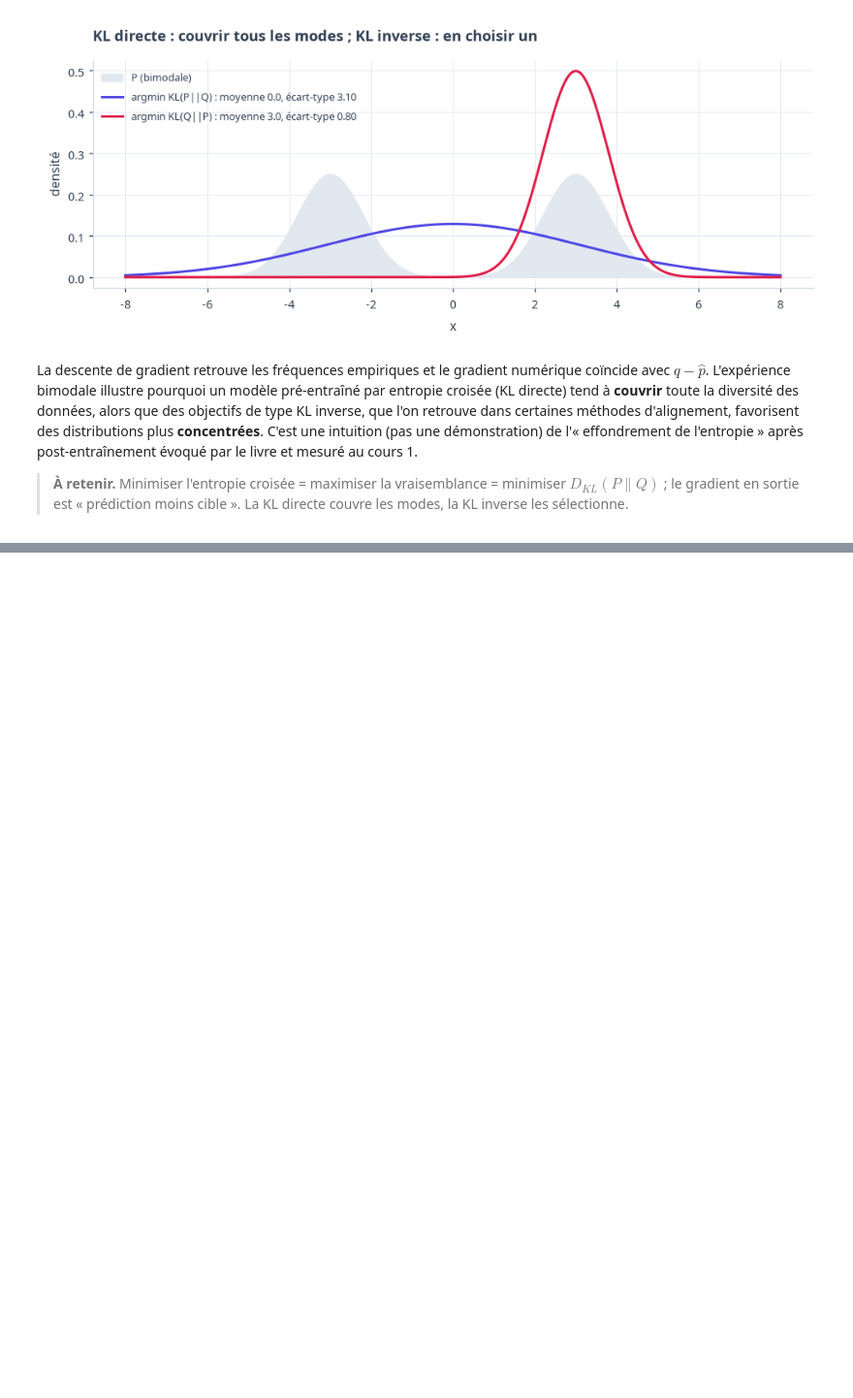
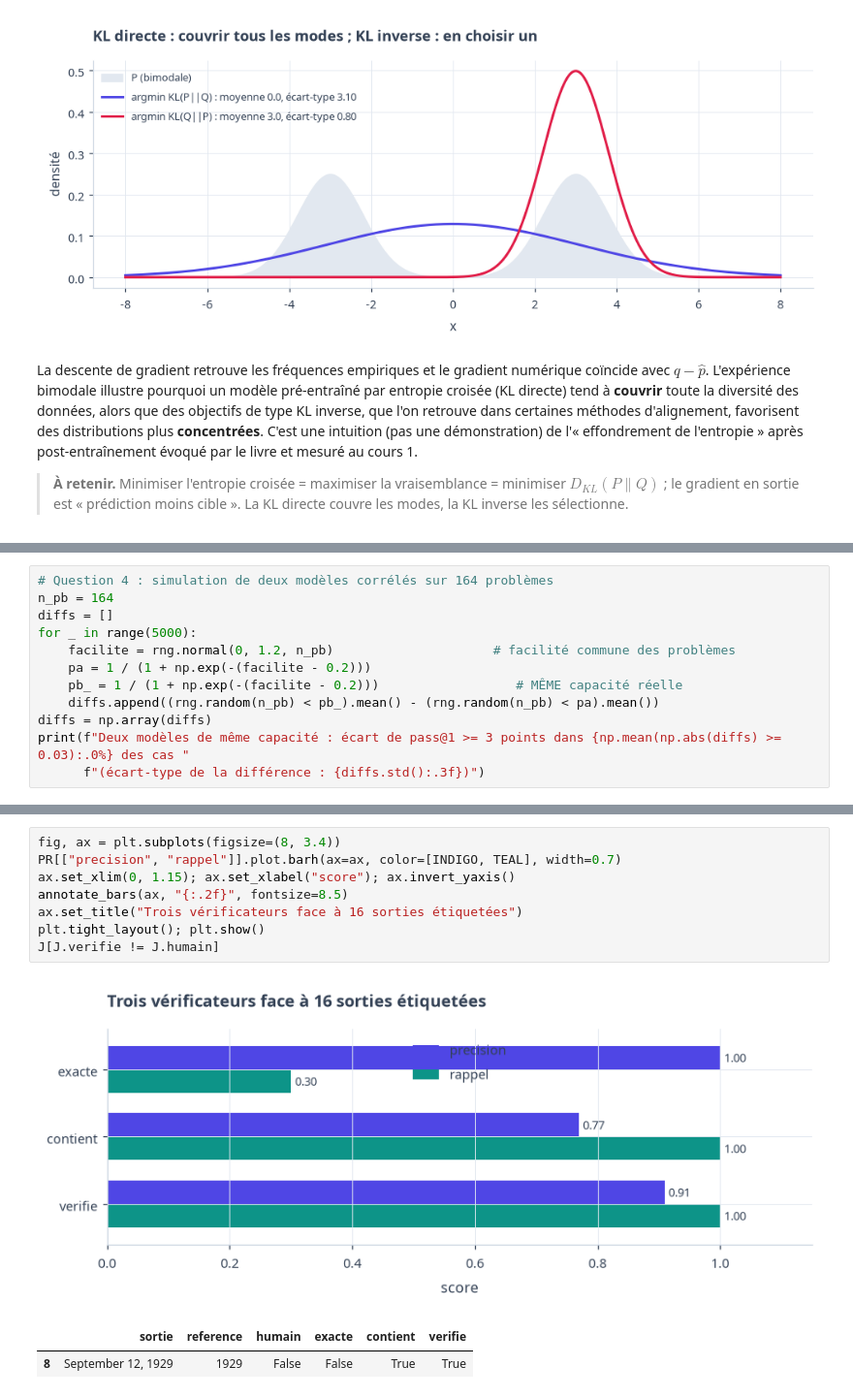
Before and after one commit to gwils28/AI_Engineering__ByTheBook, a Jupyter notebook: notebooks/ch03_methodologie_evaluation/ch03_exercices_01-06.ipynb, the cells around one changed output, grey strips where cells are left out. Shown at 97% size. Drawn from its saved outputs; the diff is of its cells as text; blank space fills up the shorter version.

```diff
--- a/notebooks/ch03_methodologie_evaluation/ch03_exercices_01-06.ipynb
+++ b/notebooks/ch03_methodologie_evaluation/ch03_exercices_01-06.ipynb
@@ -278,0 +457,12 @@ d'alignement, favorisent des distributions plus **concentrées**. C'est une intu
+# %%
+# Question 4 : simulation de deux modèles corrélés sur 164 problèmes
+n_pb = 164
+diffs = []
+for _ in range(5000):
+    facilite = rng.normal(0, 1.2, n_pb)                     # facilité commune des problèmes
+    pa = 1 / (1 + np.exp(-(facilite - 0.2)))
+    pb_ = 1 / (1 + np.exp(-(facilite - 0.2)))                  # MÊME capacité réelle
+    diffs.append((rng.random(n_pb) < pb_).mean() - (rng.random(n_pb) < pa).mean())
+diffs = np.array(diffs)
+print(f"Deux modèles de même capacité : écart de pass@1 >= 3 points dans {np.mean(np.abs(diffs) >= 0.03):.0%} des cas "
+      f"(écart-type de la différence : {diffs.std():.3f})")
@@ -278,0 +548,12 @@ d'alignement, favorisent des distributions plus **concentrées**. C'est une intu
+# %%
+fig, ax = plt.subplots(figsize=(8, 3.4))
+PR[["precision", "rappel"]].plot.barh(ax=ax, color=[INDIGO, TEAL], width=0.7)
+ax.set_xlim(0, 1.15); ax.set_xlabel("score"); ax.invert_yaxis()
+annotate_bars(ax, "{:.2f}", fontsize=8.5)
+ax.set_title("Trois vérificateurs face à 16 sorties étiquetées")
+plt.tight_layout(); plt.show()
+J[J.verifie != J.humain]
+# %% [output]
+[figure, added]
+|  | sortie | reference | humain | exacte | contient | verifie |
+| 8 | September 12, 1929 | 1929 | False | False | True | True |
```
Also changed, not shown: parts of 21 cells of this notebook.
